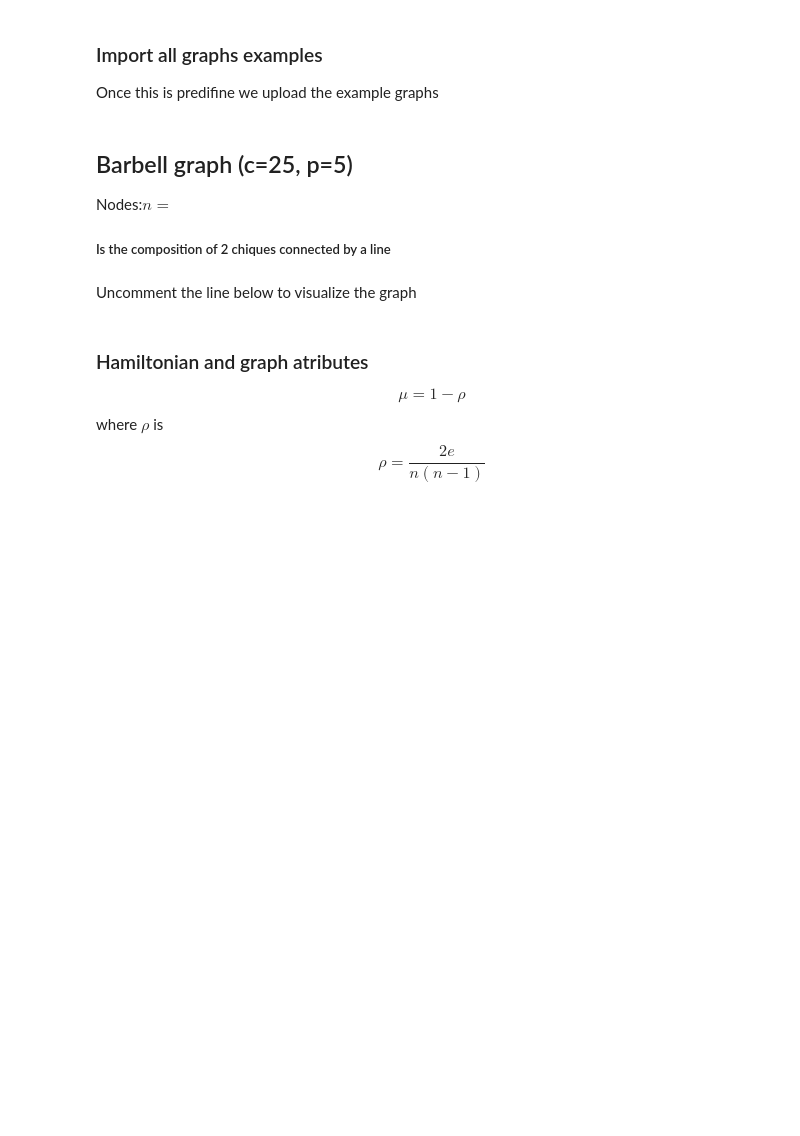
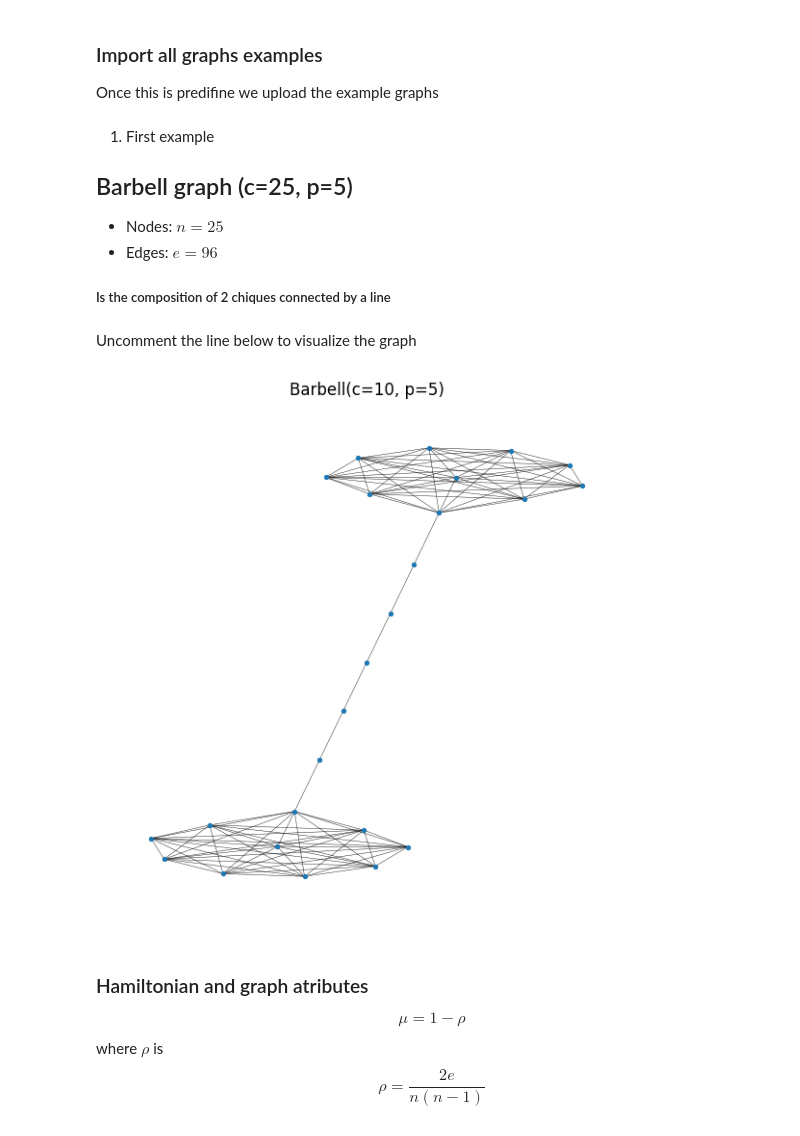
Before and after one commit to SamSaladino/Effective-Topological-Coverage-ETC, a Jupyter notebook: examples/1_tutorial_h_ examples.ipynb, the cells around one changed output. Drawn from its saved outputs; the diff is of its cells as text; code cells hidden in the pictures; blank space fills up the shorter version.

```diff
--- a/examples/1_tutorial_h_ examples.ipynb
+++ b/examples/1_tutorial_h_ examples.ipynb
@@ -27,11 +60,15 @@ Gs[0][1].number_of_edges()
 # %% [markdown]
+1. First example
 ## Barbell graph (c=25, p=5)
-Nodes:$n=$
+* Nodes: $n=25$
+* Edges: $e = 96$
 ##### Is the composition of 2 chiques connected by a line
 # %% [markdown]
 Uncomment the line below to visualize the graph
 # %%
-#(Gs[0][1], title=Gs[0][0])
+show_graph(Gs[0][1], title=Gs[0][0])
+# %% [output]
+[figure, added]
 # %% [markdown]
 ### Hamiltonian and graph atributes
 $$\mu = 1 - \rho$$
```
Also changed, not shown: parts of 27 cells of this notebook, 3 other files.
